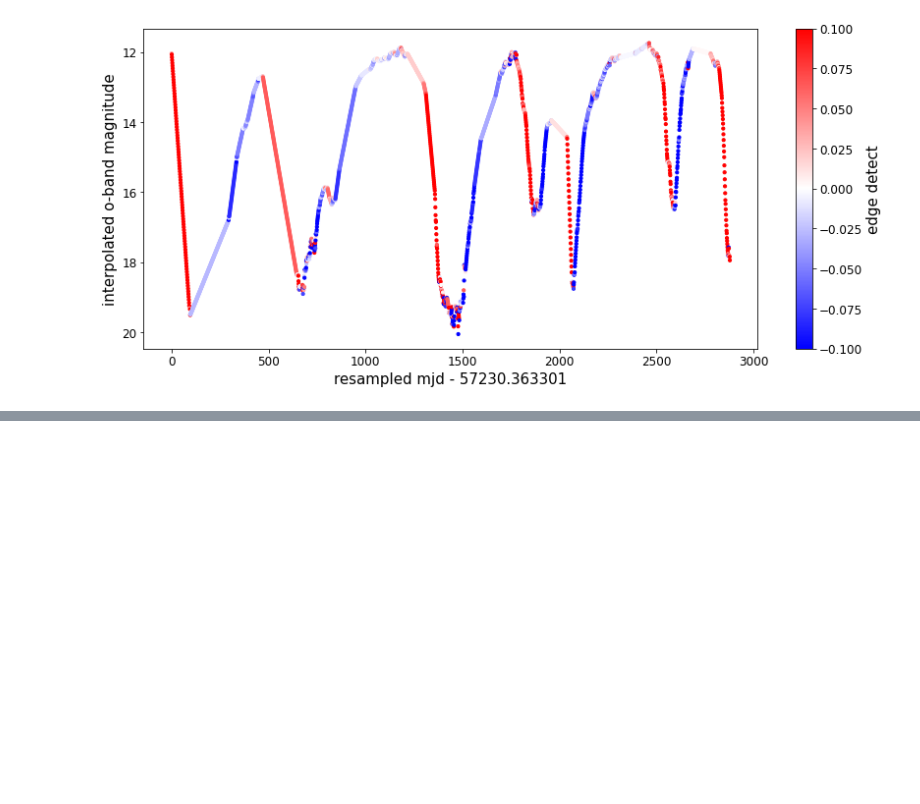
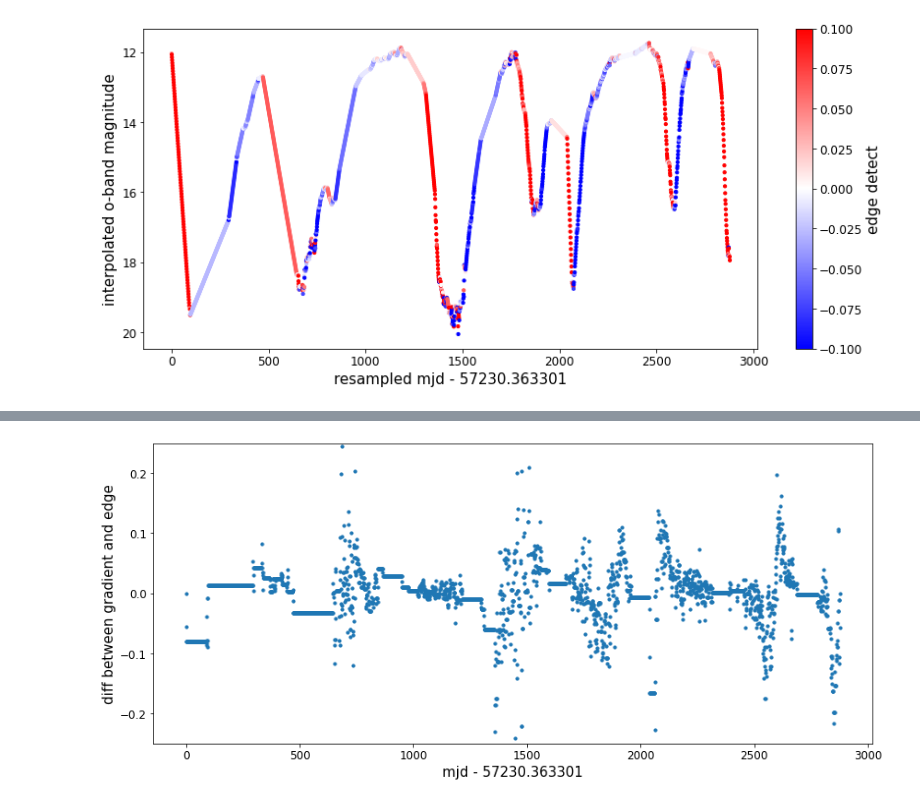
Before and after one commit to courtcraw/Notebooks, a Jupyter notebook: decline_detection.ipynb, the cells around one changed output, grey strips where cells are left out. Cells and saved outputs as stored; diff of their text form; code cells hidden in the pictures; blank space fills up the shorter version.

Commit message:
adding in a gradient over a convolution

```diff
--- a/decline_detection.ipynb
+++ b/decline_detection.ipynb
@@ -989,0 +827,11 @@ plt.show()
+# %%
+gradient = np.gradient(resample_flux, resample_time)
+# %%
+plt.figure(figsize=(14,6))
+plt.scatter(resample_time,gradient-new_edge_detect,s=10)
+plt.xlabel('mjd - '+str(mjd_scale))
+plt.ylabel('diff between gradient and edge')
+plt.ylim(-0.25,0.25)
+plt.show()
+# %% [output]
+[figure, added]
```
Also changed, not shown: parts of 38 cells of this notebook, 1 other file.
